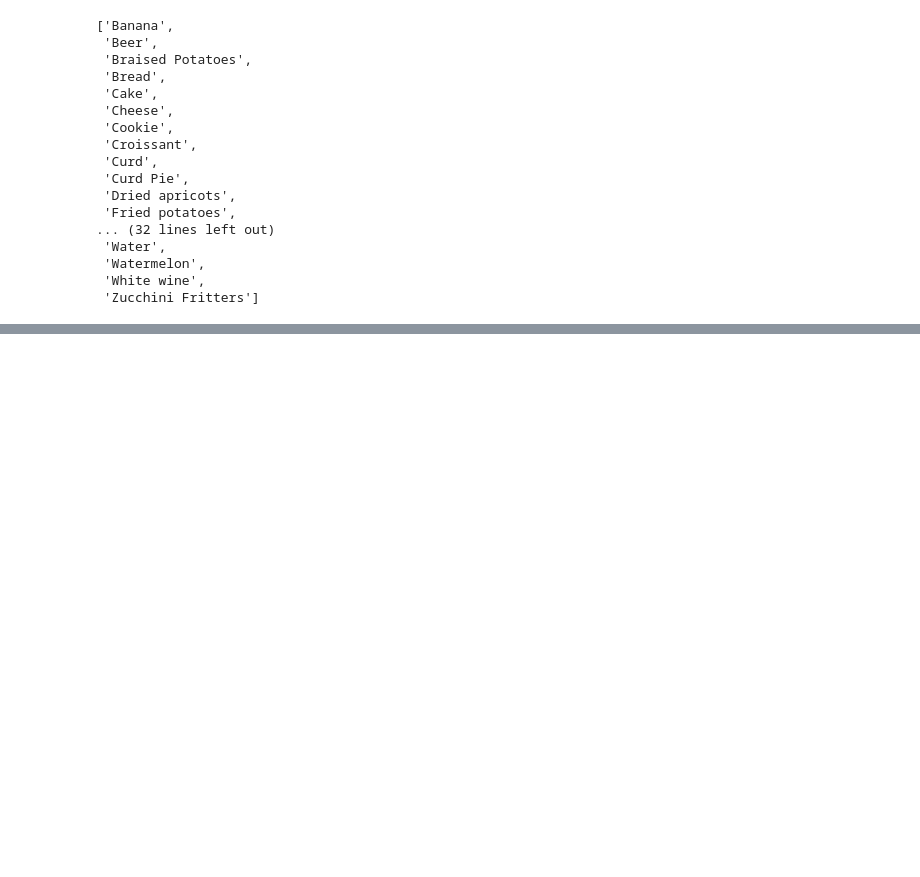
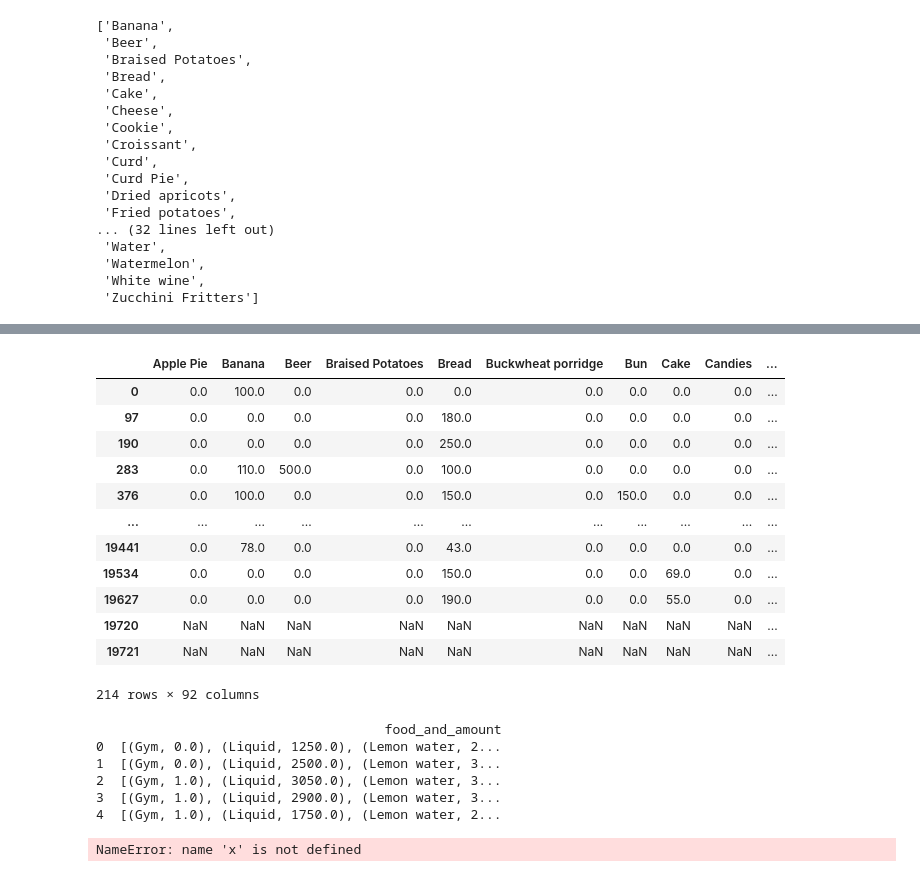
Before and after one commit to phyu007/urineanalysis, a Jupyter notebook: Recommend_diet_based_on_urine.ipynb, the cells around one changed output, grey strips where cells are left out. Saved outputs shown, nothing was run; the diff lists cells and outputs as text; code cells hidden in the pictures; blank space fills up the shorter version.

```diff
--- a/Recommend_diet_based_on_urine.ipynb
+++ b/Recommend_diet_based_on_urine.ipynb
@@ -102,0 +172,48 @@ recommend_foods(6.8,joined_data)
+# %%
+y = joined_data.iloc[:,5:]
+y
+# %% [output]
+|  | Apple Pie | Banana | Beer | Braised Potatoes | Bread | Buckwheat porridge | Bun | Cake | Candies | ... |
+| 0 | 0.0 | 100.0 | 0.0 | 0.0 | 0.0 | 0.0 | 0.0 | 0.0 | 0.0 | ... |
+| 97 | 0.0 | 0.0 | 0.0 | 0.0 | 180.0 | 0.0 | 0.0 | 0.0 | 0.0 | ... |
+| 190 | 0.0 | 0.0 | 0.0 | 0.0 | 250.0 | 0.0 | 0.0 | 0.0 | 0.0 | ... |
+| 283 | 0.0 | 110.0 | 500.0 | 0.0 | 100.0 | 0.0 | 0.0 | 0.0 | 0.0 | ... |
+| 376 | 0.0 | 100.0 | 0.0 | 0.0 | 150.0 | 0.0 | 150.0 | 0.0 | 0.0 | ... |
+| ... | ... | ... | ... | ... | ... | ... | ... | ... | ... | ... |
+| 19441 | 0.0 | 78.0 | 0.0 | 0.0 | 43.0 | 0.0 | 0.0 | 0.0 | 0.0 | ... |
+| 19534 | 0.0 | 0.0 | 0.0 | 0.0 | 150.0 | 0.0 | 0.0 | 69.0 | 0.0 | ... |
+| 19627 | 0.0 | 0.0 | 0.0 | 0.0 | 190.0 | 0.0 | 0.0 | 55.0 | 0.0 | ... |
+| 19720 | NaN | NaN | NaN | NaN | NaN | NaN | NaN | NaN | NaN | ... |
+| 19721 | NaN | NaN | NaN | NaN | NaN | NaN | NaN | NaN | NaN | ... |
+214 rows × 92 columns
+# %%
+y = data.groupby(['person_id', 'date'])[['food_name', 'amount']].agg(list)
+# Reset the index
+y = y.reset_index()
+
+# Custom function to combine food_name and amount into one list
+def combine_food_and_amount(food_names, amounts):
+    combined = []
+    for food, amount in zip(food_names, amounts):
+        combined.append((food, amount))
+    return combined
+
+# Apply the custom function to combine food_name and amount columns
+y['food_and_amount'] = y.apply(lambda row: combine_food_and_amount(row['food_name'], row['amount']), axis=1)
+
+# Drop the food_name and amount columns
+y = y.drop(['food_name', 'amount','person_id','date'], axis=1)
+
+# Print the modified DataFrame
+print(y.head(5))
+# %% [output]
+                                     food_and_amount
+0  [(Gym, 0.0), (Liquid, 1250.0), (Lemon water, 2...
+1  [(Gym, 0.0), (Liquid, 2500.0), (Lemon water, 3...
+2  [(Gym, 1.0), (Liquid, 3050.0), (Lemon water, 3...
+3  [(Gym, 1.0), (Liquid, 2900.0), (Lemon water, 3...
+4  [(Gym, 1.0), (Liquid, 1750.0), (Lemon water, 2...
+# %%
+x.shape
+# %% [output]
+NameError: name 'x' is not defined
```
Also changed, not shown: parts of 7 cells of this notebook, 1 other file.
